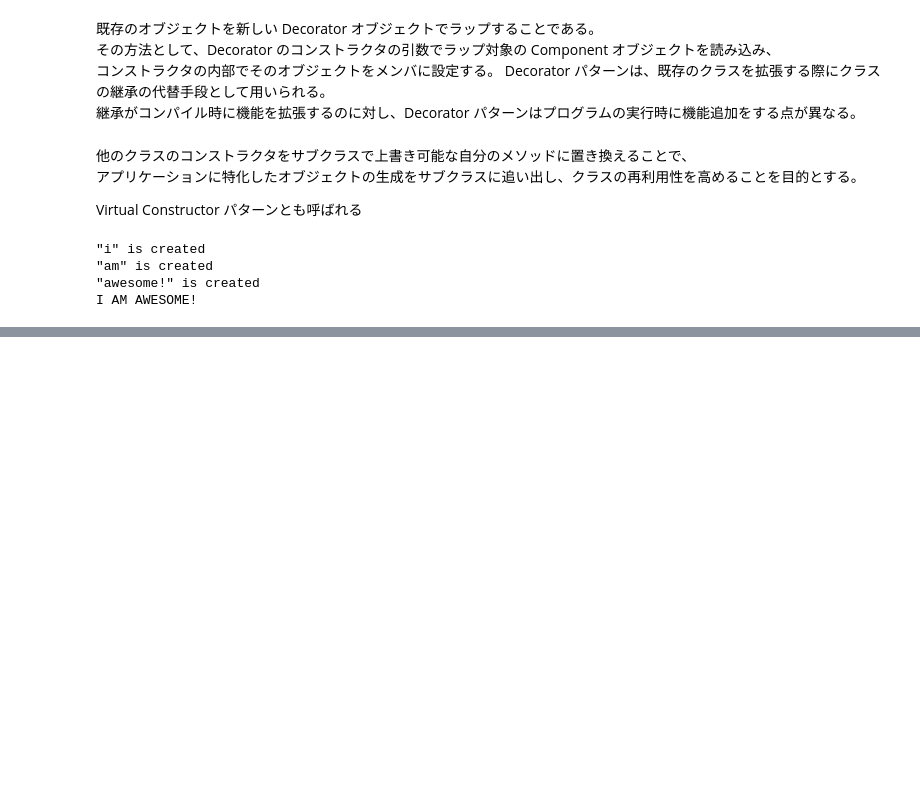
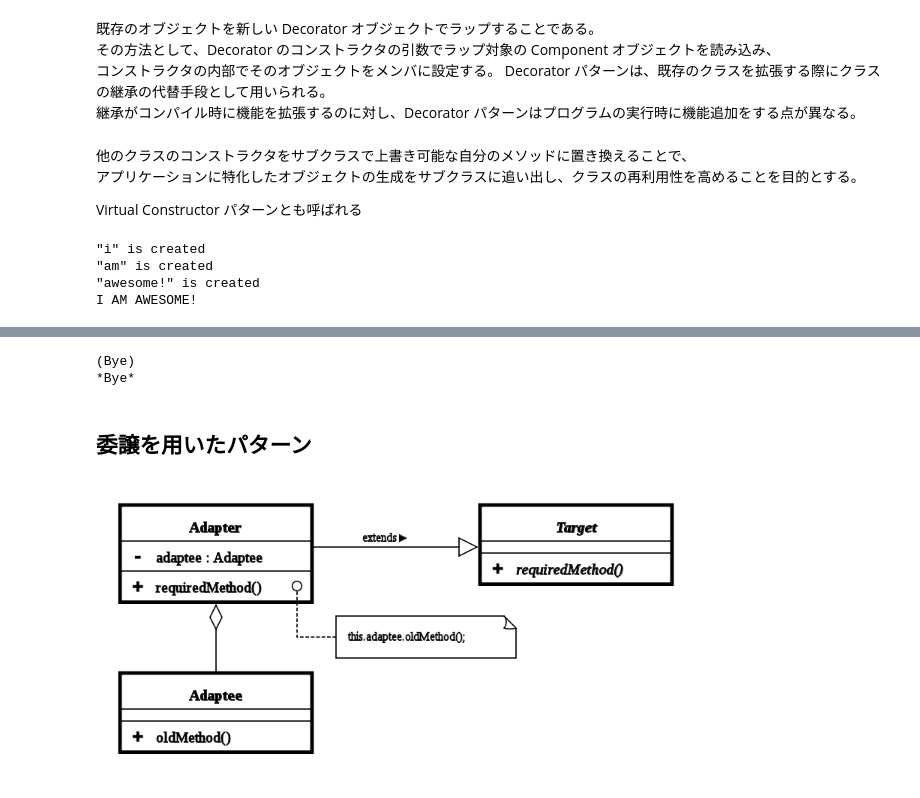
Before and after one commit to kentakozuka/data_science_notes, a Jupyter notebook: design_pattern/design_patter_py.ipynb, the cells around one changed output, grey strips where cells are left out. Saved outputs shown, nothing was run; the diff lists cells and outputs as text; code cells hidden in the pictures; blank space fills up the shorter version.

```diff
--- a/design_pattern/design_patter_py.ipynb
+++ b/design_pattern/design_patter_py.ipynb
@@ -266,0 +282,55 @@ I AM AWESOME!
+# %%
+from abc import ABCMeta, abstractmethod
+
+class Banner():
+
+    def __init__(self, string):
+        self.__string = string
+
+    def show_with_paren(self):
+        print('({0})'.format(self.__string))
+
+    def show_with_aster(self):
+        print('*{0}*'.format(self.__string))
+
+
+class Printer(metaclass=ABCMeta):
+
+    @abstractmethod
+    def print_weak(self):
+        pass
+
+    @abstractmethod
+    def print_strong(self):
+        pass
+
+class PrinterBanner(Banner):
+
+    def __init__(self, string):
+        super().__init__(string)
+
+    def print_weak(self):
+        self.show_with_paren()
+
+    def print_strong(self):
+        self.show_with_aster()
+
+# 抽象クラスのPrinterへPrinterBanner登録
+Printer.register(PrinterBanner)
+
+if __name__ == '__main__':
+    pb = PrinterBanner('Bye')
+    pb.print_weak()
+    pb.print_strong()
+# %% [output]
+(Bye)
+*Bye*
+# %% [markdown]
+## 委譲を用いたパターン
+# %%
+url='https://upload.wikimedia.org/wikipedia/commons/thumb/8/8c/Adapter_using_delegation_UML_class_diagram.svg/800px-Adapter_using_delegation_UML_class_diagram.svg.png'
+
+from IPython.display import Image
+Image(url, width=600, height=500)
+# %% [output]
+[figure, added]
```
Also changed, not shown: parts of 10 cells of this notebook.
